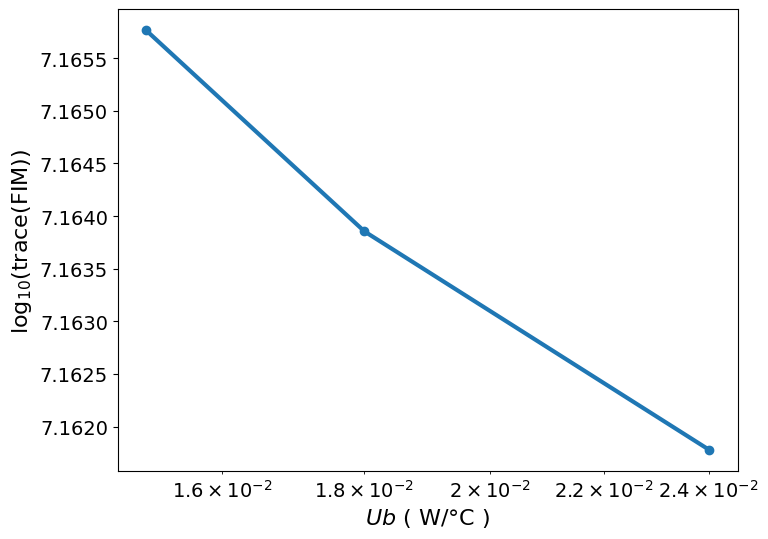
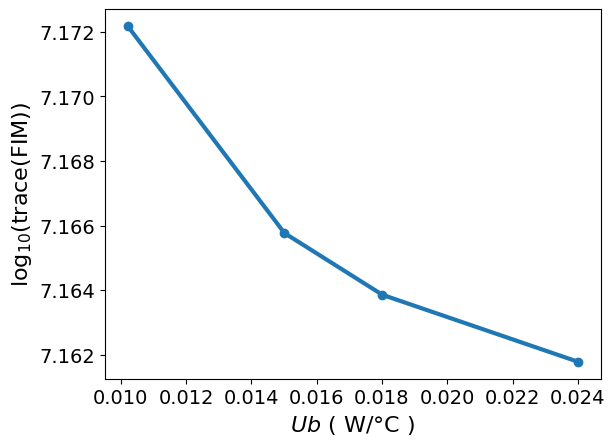
Code edit (unified diff) that turned the first committed figure into the second:
--- before
+++ after
@@ -1,6 +1,5 @@
 import matplotlib.pyplot as plt
 
-plt.figure(figsize=(8,6))
-plt.semilogx(param_values, pA_opt, marker='o')
+plt.plot(param_values, pA_opt, marker='o')
 
 plt.xlabel('$' + HIGHEST_UNCERTAINTY_PARAM + '$ ( ' + UNIT + ' )')

Commit: Change the plotting function from semilogx to normal plot and the df output in doe_optimize.ipynb